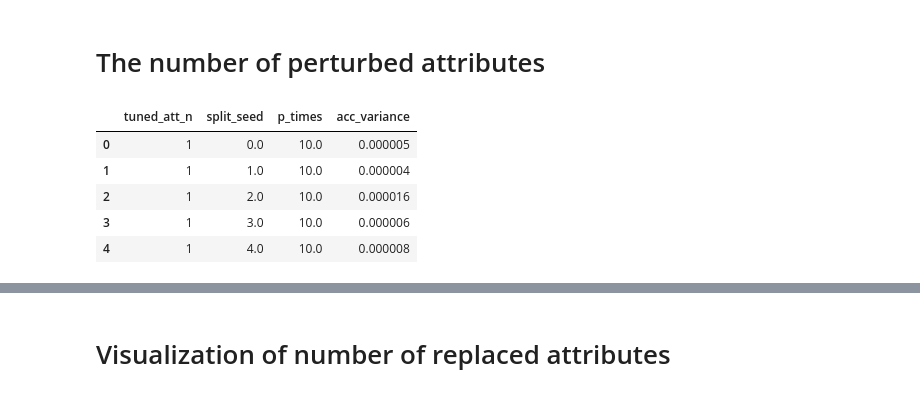
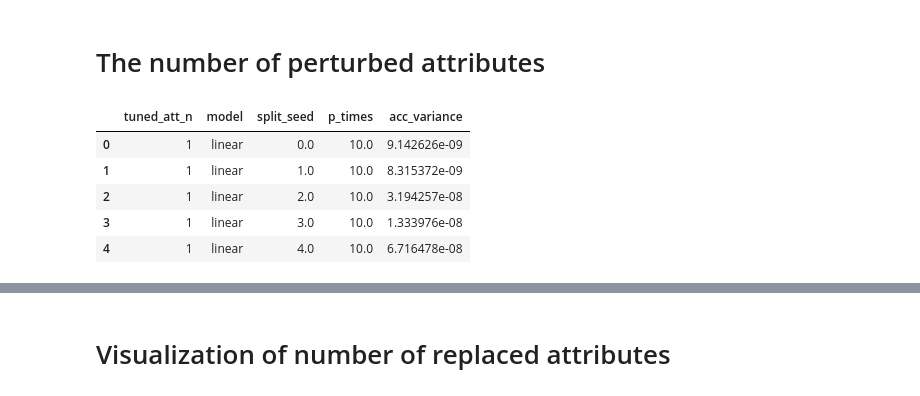
Before and after one commit to zaneddennis/RDS-Project, a Jupyter notebook: Stability_Analysis.ipynb, the cells around one changed output, grey strips where cells are left out. Cells and saved outputs as stored; diff of their text form; code cells hidden in the pictures.

```diff
--- a/Stability_Analysis.ipynb
+++ b/Stability_Analysis.ipynb
@@ -62,19 +62,21 @@ def call_regression_model(_model_name, _train_data, _test_data):
 # The number of perturbed attributes
 # %%
 all_p_atts = [["age"], ["age", "bmi"]]
-att_pert = pd.DataFrame(columns=["tuned_att_n", "split_seed", "p_times", "acc_variance"])
+att_pert = pd.DataFrame(columns=["tuned_att_n", "model", "split_seed", "p_times", "acc_variance"])
 for pai in all_p_atts:
-    data = pd.read_csv("insurance.csv")
-    data = ADS.encode(data)
-    cur_pert = run_perturnation(data, pai, model_name="random")
-    cur_pert["tuned_att_n"] = len(pai)
-    cur_pert = cur_pert.loc[:, att_pert.columns]
-    att_pert = pd.concat([att_pert, cur_pert])
+    for mi in ["linear", "polynomial", "random"]:
+        data = pd.read_csv("insurance.csv")
+        data = ADS.encode(data)
+        cur_pert = run_perturnation(data, pai, model_name=mi)
+        cur_pert["tuned_att_n"] = len(pai)
+        cur_pert["model"] = mi
+        cur_pert = cur_pert.loc[:, att_pert.columns]
+        att_pert = pd.concat([att_pert, cur_pert])
 att_pert.head(5)
 # %% [output]
-|  | tuned_att_n | split_seed | p_times | acc_variance |
-| 0 | 1 | 0.0 | 10.0 | 0.000005 |
-| 1 | 1 | 1.0 | 10.0 | 0.000004 |
-| 2 | 1 | 2.0 | 10.0 | 0.000016 |
-| 3 | 1 | 3.0 | 10.0 | 0.000006 |
-| 4 | 1 | 4.0 | 10.0 | 0.000008 |
+|  | tuned_att_n | model | split_seed | p_times | acc_variance |
+| 0 | 1 | linear | 0.0 | 10.0 | 9.142626e-09 |
+| 1 | 1 | linear | 1.0 | 10.0 | 8.315372e-09 |
+| 2 | 1 | linear | 2.0 | 10.0 | 3.194257e-08 |
+| 3 | 1 | linear | 3.0 | 10.0 | 1.333976e-08 |
+| 4 | 1 | linear | 4.0 | 10.0 | 6.716478e-08 |
```
Also changed, not shown: parts of 12 cells of this notebook.
